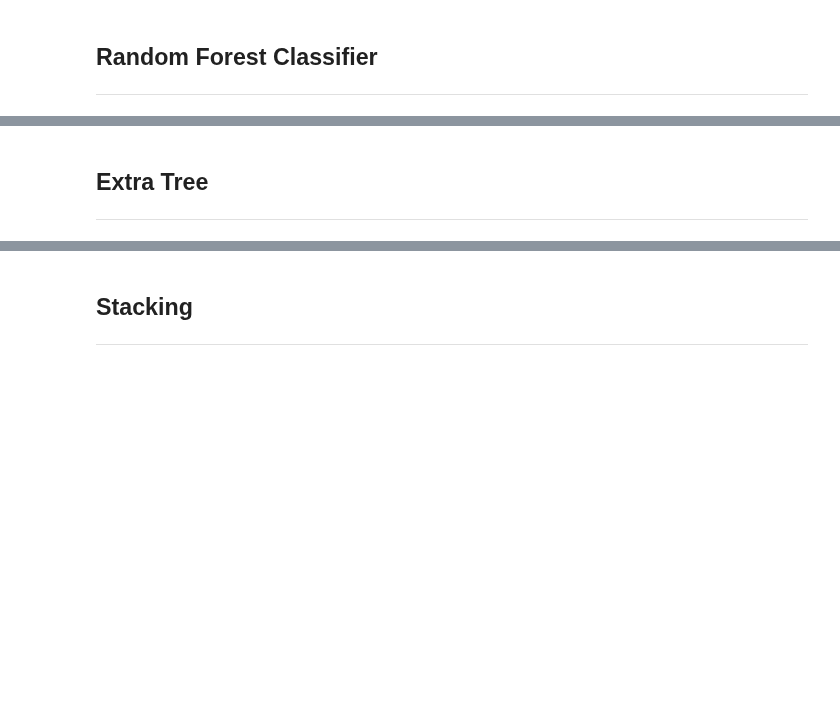
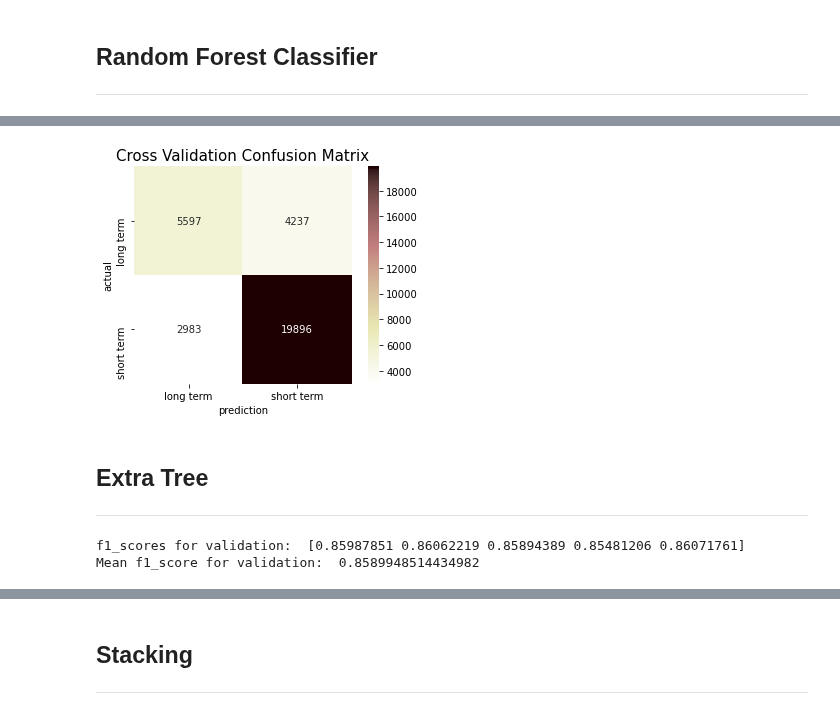
Before and after one commit to iamal95/Bank-Loan-classification, a Jupyter notebook: Code/Bank-Loan-classification.ipynb, the cells around one changed output, grey strips where cells are left out. Drawn from its saved outputs; the diff is of its cells as text; code cells hidden in the pictures; blank space fills up the shorter version.

Commit message:
test score

```diff
--- a/Code/Bank-Loan-classification.ipynb
+++ b/Code/Bank-Loan-classification.ipynb
@@ -1219,7 +1237,7 @@ grid_param = {
     'n_estimators': [100, 300, 200, 50, 500],
     'criterion': ['gini', 'entropy'],
     'bootstrap': [True, False]}
-gd_sr1 = GridSearchCV(estimator=rf_wtd, param_grid=grid_param,scoring='f1',cv=5,n_jobs=-1)
+gd_sr1 = GridSearchCV(estimator=Random_Forest, param_grid=grid_param,scoring='f1',cv=5,n_jobs=-1)
 gd_sr1.fit(X_train, y_train)
 best_parameters = gd_sr1.best_params_
 print('\n Best param after grid search', best_parameters)
@@ -1272,3 +1294,15 @@ plt.ylabel('actual');
+# %%
+# confusion matrix for crossval
+y_pred = cross_val_predict(Random_Forest, X = X_train, y = y_train, cv=5)
+conf_mat = confusion_matrix(y_train, y_pred)
+sns.heatmap(conf_mat , cmap = 'pink_r', annot = True , square = True , fmt = 'd',
+           xticklabels = ['long term','short term'],
+           yticklabels = ['long term','short term'])
+plt.title('Cross Validation Confusion Matrix',fontsize = 15)
+plt.xlabel('prediction')
+plt.ylabel('actual');
+# %% [output]
+[figure, added]
 # %% [markdown]
 ## Extra Tree
 ---
@@ -1290,3 +1309,12 @@ print('Best params:', searchCV.best_params_)
+# %%
+Extra_Tree = ExtraTreesClassifier()
+Extra_Tree.fit(X_train, y_train)
+scores = cross_val_score(Extra_Tree, X_train, y_train, cv =5, scoring = 'f1')
+print('f1_scores for validation: ',scores)
+print('Mean f1_score for validation: ',scores.mean())
+# %% [output]
+f1_scores for validation:  [0.85987851 0.86062219 0.85894389 0.85481206 0.86071761]
+Mean f1_score for validation:  0.8589948514434982
 # %%
 y_predict = (Extra_Tree.predict_proba(X_train)[:, 1] >= 0.1)
 
```
Also changed, not shown: parts of 53 cells of this notebook.
